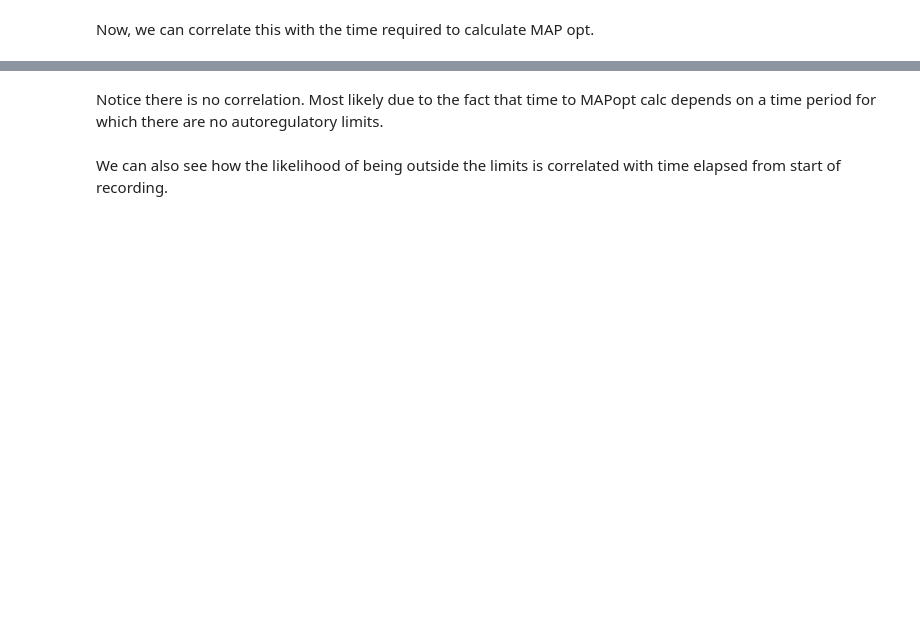
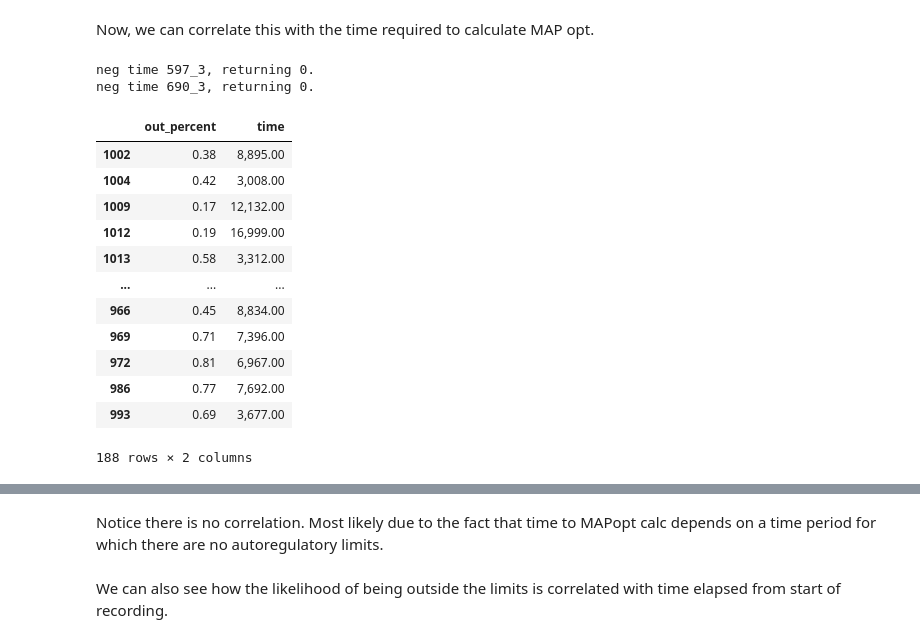
Before and after one commit to mattrosati/accelerate, a Jupyter notebook: notebooks/outside_limits.ipynb, the cells around one changed output, grey strips where cells are left out. Drawn from its saved outputs; the diff is of its cells as text; code cells hidden in the pictures; blank space fills up the shorter version.

```diff
--- a/notebooks/outside_limits.ipynb
+++ b/notebooks/outside_limits.ipynb
@@ -133,12 +141,32 @@ with h5py.File(global_path, "r") as f:
         if f[f"{pt}/processed/in_out_{mode}"].attrs["no_label_overlap"]:
             continue
         else:
-            time_to_mapopt = find_time_elapsed(str(pt).split("_")[0], calc, labels_path)
+            time_to_mapopt = find_time_elapsed(str(pt), calc, labels_path, time="s", start_time=int(f[f"{pt}/raw/"].attrs["dataStartTimeUnix"][0]))
             rows.append([time_to_mapopt, str(pt)])
     elapsed_times = pd.DataFrame(rows, columns=['time', 'ptid'])
     elapsed_times_idx = elapsed_times.set_index('ptid').dropna()
-print(list(elapsed_times_idx.index))
+    elapsed_times_idx = elapsed_times_idx[elapsed_times_idx > 0]
+# %% [output]
+neg time 597_3, returning 0.
+neg time 690_3, returning 0.
 # %%
 # merge dfs
-timevpercent = pd.merge(true_false_df, elapsed_times_idx, left_index=True, right_index=True)
+timevpercent = pd.merge(1 - true_false_df, elapsed_times_idx, left_index=True, right_index=True, how='inner')
+timevpercent = timevpercent.rename(columns={'in_percent' : 'out_percent'})
+timevpercent = timevpercent[timevpercent['time'] > 0]
+timevpercent
+# %% [output]
+|  | out_percent | time |
+| 1002 | 0.38 | 8,895.00 |
+| 1004 | 0.42 | 3,008.00 |
+| 1009 | 0.17 | 12,132.00 |
+| 1012 | 0.19 | 16,999.00 |
+| 1013 | 0.58 | 3,312.00 |
+| ... | ... | ... |
+| 966 | 0.45 | 8,834.00 |
+| 969 | 0.71 | 7,396.00 |
+| 972 | 0.81 | 6,967.00 |
+| 986 | 0.77 | 7,692.00 |
+| 993 | 0.69 | 3,677.00 |
+188 rows × 2 columns
 # %%
```
Also changed, not shown: parts of 26 cells of this notebook, 4 other files.
